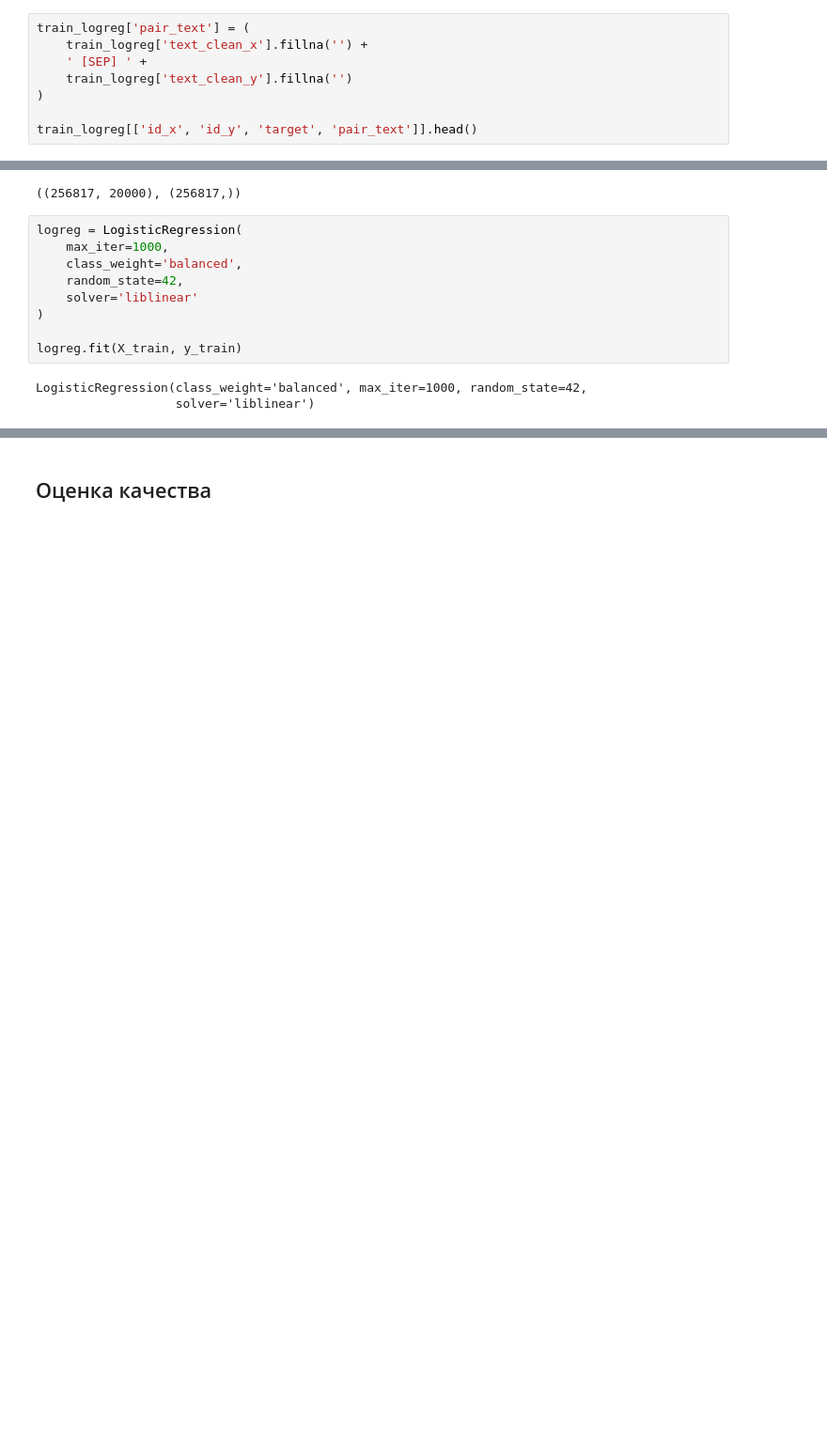
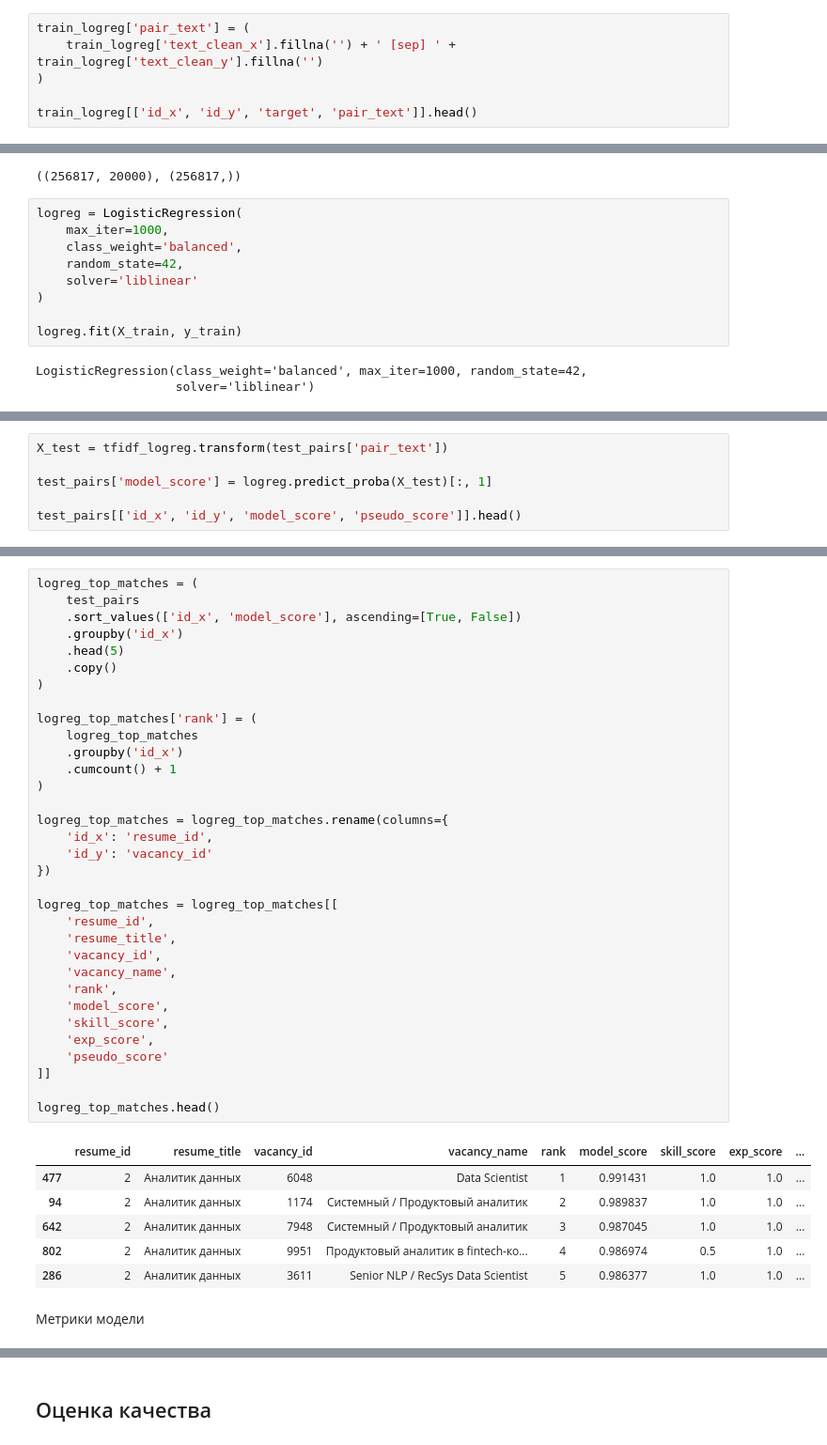
Before and after one commit to KirillTretyakov/thesis, a Jupyter notebook: baseline_new.ipynb, the cells around one changed output, grey strips where cells are left out. Shown at 94% size. Saved outputs shown, nothing was run; the diff lists cells and outputs as text; blank space fills up the shorter version.

Commit message:
upd text and baseline

```diff
--- a/baseline_new.ipynb
+++ b/baseline_new.ipynb
@@ -329,9 +224,7 @@ target
 Name: proportion, dtype: float64
 # %%
 train_logreg['pair_text'] = (
-    train_logreg['text_clean_x'].fillna('') +
-    ' [SEP] ' +
-    train_logreg['text_clean_y'].fillna('')
+    train_logreg['text_clean_x'].fillna('') + ' [sep] ' + train_logreg['text_clean_y'].fillna('')
 )
 
 train_logreg[['id_x', 'id_y', 'target', 'pair_text']].head()
@@ -466,0 +279,6 @@ top_matches.head(10)
+# %%
+X_test = tfidf_logreg.transform(test_pairs['pair_text'])
+
+test_pairs['model_score'] = logreg.predict_proba(X_test)[:, 1]
+
+test_pairs[['id_x', 'id_y', 'model_score', 'pseudo_score']].head()
@@ -466,0 +292,42 @@ top_matches.head(10)
+# %%
+logreg_top_matches = (
+    test_pairs
+    .sort_values(['id_x', 'model_score'], ascending=[True, False])
+    .groupby('id_x')
+    .head(5)
+    .copy()
+)
+
+logreg_top_matches['rank'] = (
+    logreg_top_matches
+    .groupby('id_x')
+    .cumcount() + 1
+)
+
+logreg_top_matches = logreg_top_matches.rename(columns={
+    'id_x': 'resume_id',
+    'id_y': 'vacancy_id'
+})
+
+logreg_top_matches = logreg_top_matches[[
+    'resume_id',
+    'resume_title',
+    'vacancy_id',
+    'vacancy_name',
+    'rank',
+    'model_score',
+    'skill_score',
+    'exp_score',
+    'pseudo_score'
+]]
+
+logreg_top_matches.head()
+# %% [output]
+|  | resume_id | resume_title | vacancy_id | vacancy_name | rank | model_score | skill_score | exp_score | ... |
+| 477 | 2 | Аналитик данных | 6048 | Data Scientist | 1 | 0.991431 | 1.0 | 1.0 | ... |
+| 94 | 2 | Аналитик данных | 1174 | Системный / Продуктовый аналитик | 2 | 0.989837 | 1.0 | 1.0 | ... |
+| 642 | 2 | Аналитик данных | 7948 | Системный / Продуктовый аналитик | 3 | 0.987045 | 1.0 | 1.0 | ... |
+| 802 | 2 | Аналитик данных | 9951 | Продуктовый аналитик в fintech-ко... | 4 | 0.986974 | 0.5 | 1.0 | ... |
+| 286 | 2 | Аналитик данных | 3611 | Senior NLP / RecSys Data Scientist | 5 | 0.986377 | 1.0 | 1.0 | ... |
+# %% [markdown]
+Метрики модели
```
Also changed, not shown: parts of 80 cells of this notebook, 3 other files.
